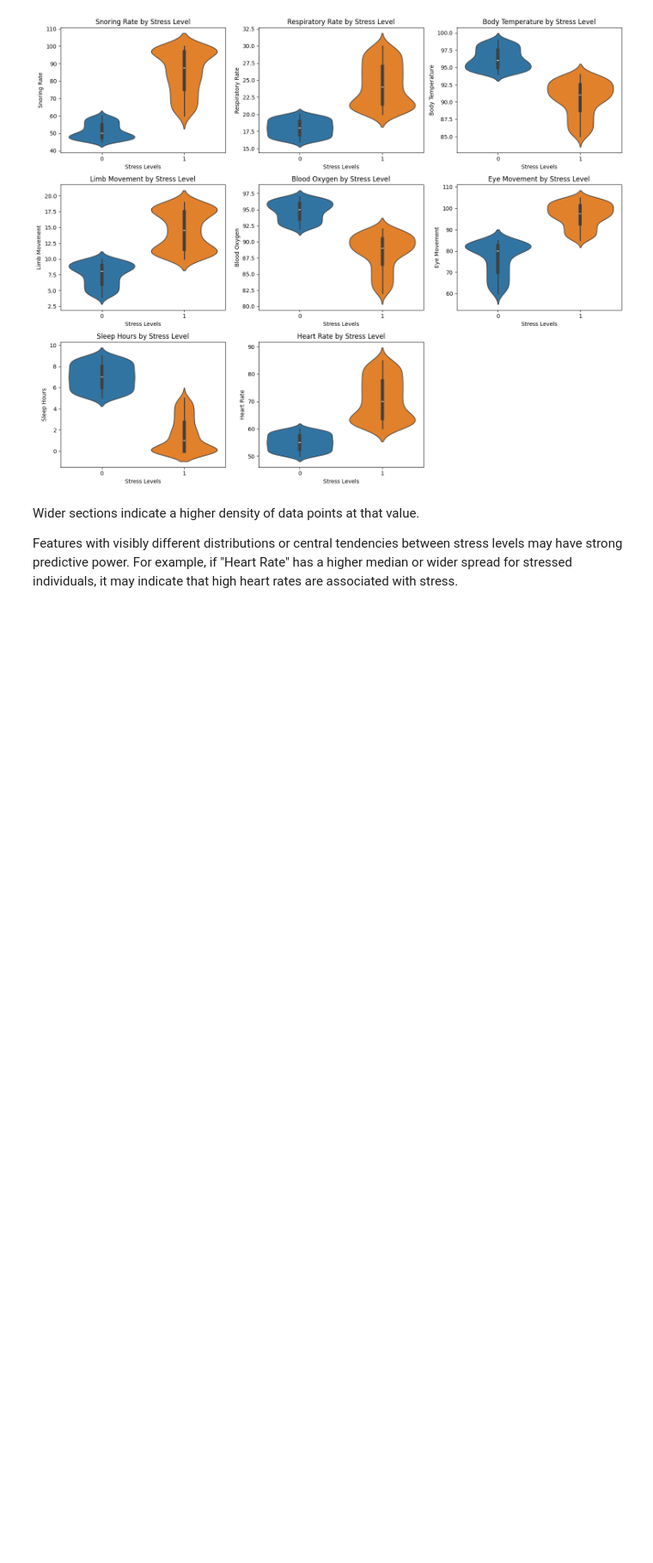
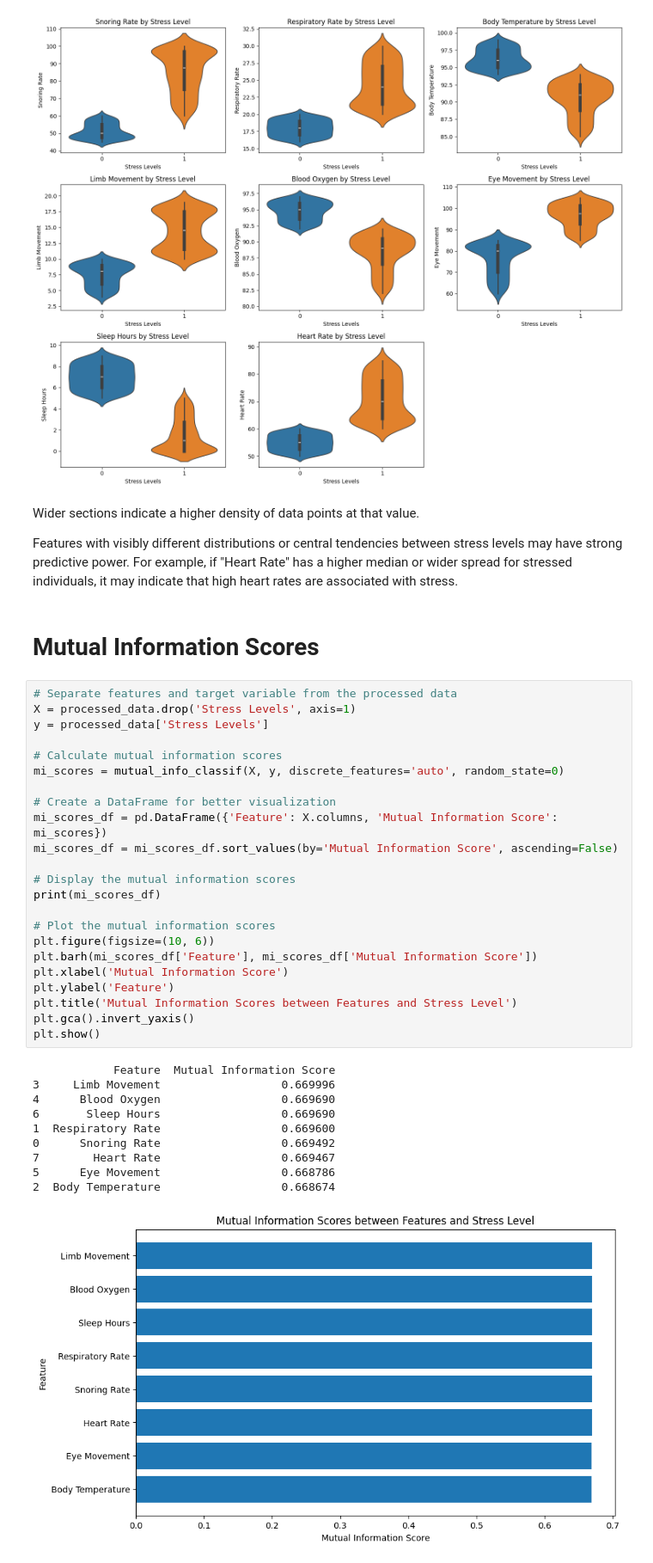
Before and after one commit to anandpanda/Stress-Detection-and-Prediction-using-ANN, a Jupyter notebook: EDA/eda.ipynb, the cells around one changed output. Shown at 86% size. Drawn from its saved outputs; the diff is of its cells as text; blank space fills up the shorter version.

Commit message:
Remove local requirements file and TODO list; add setup script for Flask app initialization
add mutual info scores in eda

```diff
--- a/EDA/eda.ipynb
+++ b/EDA/eda.ipynb
@@ -328,3 +329,39 @@ plt.show()
 Wider sections indicate a higher density of data points at that value.
 
 Features with visibly different distributions or central tendencies between stress levels may have strong predictive power. For example, if "Heart Rate" has a higher median or wider spread for stressed individuals, it may indicate that high heart rates are associated with stress.
+# %% [markdown]
+# Mutual Information Scores
+# %%
+# Separate features and target variable from the processed data
+X = processed_data.drop('Stress Levels', axis=1)
+y = processed_data['Stress Levels']
+
+# Calculate mutual information scores
+mi_scores = mutual_info_classif(X, y, discrete_features='auto', random_state=0)
+
+# Create a DataFrame for better visualization
+mi_scores_df = pd.DataFrame({'Feature': X.columns, 'Mutual Information Score': mi_scores})
+mi_scores_df = mi_scores_df.sort_values(by='Mutual Information Score', ascending=False)
+
+# Display the mutual information scores
+print(mi_scores_df)
+
+# Plot the mutual information scores
+plt.figure(figsize=(10, 6))
+plt.barh(mi_scores_df['Feature'], mi_scores_df['Mutual Information Score'])
+plt.xlabel('Mutual Information Score')
+plt.ylabel('Feature')
+plt.title('Mutual Information Scores between Features and Stress Level')
+plt.gca().invert_yaxis()
+plt.show()
+# %% [output]
+            Feature  Mutual Information Score
+3     Limb Movement                  0.669996
+4      Blood Oxygen                  0.669690
+6       Sleep Hours                  0.669690
+1  Respiratory Rate                  0.669600
+0      Snoring Rate                  0.669492
+7        Heart Rate                  0.669467
+5      Eye Movement                  0.668786
+2  Body Temperature                  0.668674
+[figure, added]
```
Also changed, not shown: parts of 2 cells of this notebook, 4 other files.
